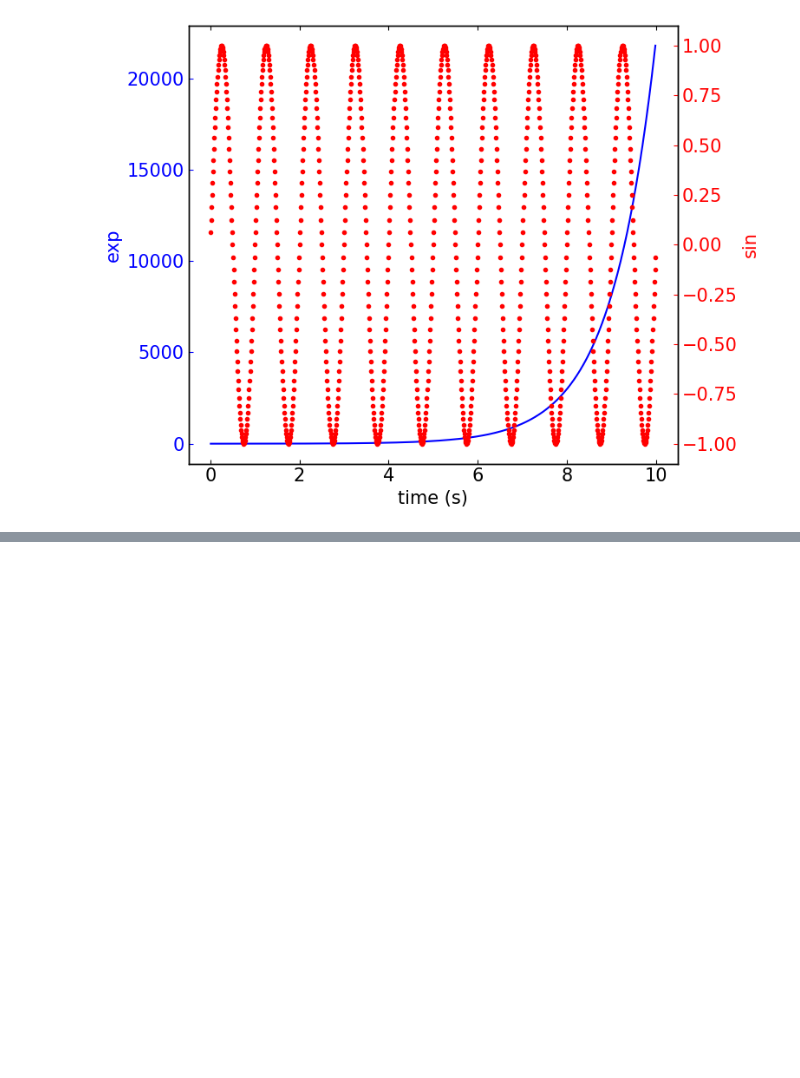
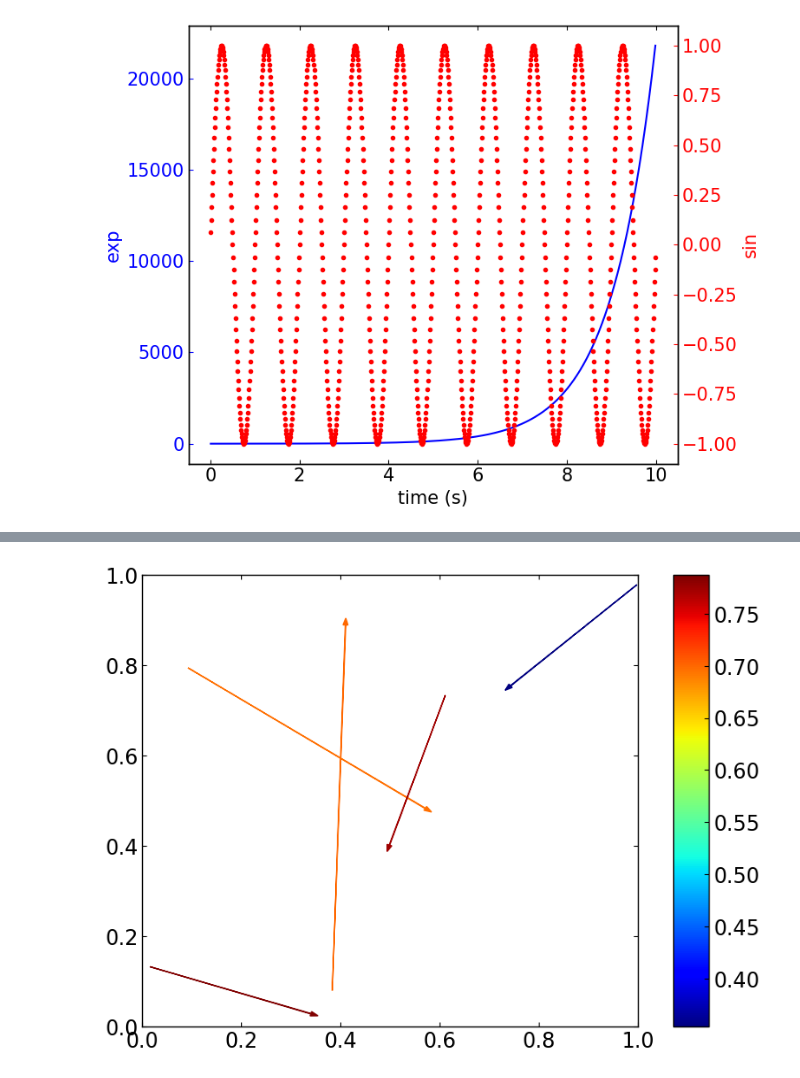
Before and after one commit to astrodoo/CodeExr, a Jupyter notebook: Python/ipynb/matplotlib3.ipynb, the cells around one changed output, grey strips where cells are left out. Cells and saved outputs as stored; diff of their text form; code cells hidden in the pictures; blank space fills up the shorter version.

```diff
--- a/Python/ipynb/matplotlib3.ipynb
+++ b/Python/ipynb/matplotlib3.ipynb
@@ -824,0 +859,33 @@ plt.show()
+# %%
+import numpy as np
+import matplotlib.pyplot as plt
+import matplotlib.colors as colors
+import matplotlib.cm as cmx
+import matplotlib as mpl
+
+DATA = np.random.rand(5,5)
+
+cmap = plt.cm.jet
+
+cNorm  = colors.Normalize(vmin=np.min(DATA[:,4]), vmax=np.max(DATA[:,4]))
+
+scalarMap = cmx.ScalarMappable(norm=cNorm,cmap=cmap)
+
+fig = plt.figure()
+ax  = fig.add_axes([0.1, 0.1, 0.7, 0.85]) # [left, bottom, width, height]
+axc = fig.add_axes([0.85, 0.10, 0.05, 0.85])
+
+for idx in range(0,len(DATA[:,1])):
+    colorVal = scalarMap.to_rgba(DATA[idx,4])
+    ax.arrow(DATA[idx,0],  # x1
+             DATA[idx,1],  # y1
+             DATA[idx,2]-DATA[idx,0], # x2 - x1
+             DATA[idx,3]-DATA[idx,1], # y2 - y1
+             color=colorVal, head_width=0.01)
+
+cb1 = mpl.colorbar.ColorbarBase(axc, cmap=cmap,
+                                norm=cNorm,orientation='vertical')
+
+plt.show()
+# %% [output]
+[figure, added]
```
Also changed, not shown: parts of 7 cells of this notebook, 1 other file.
